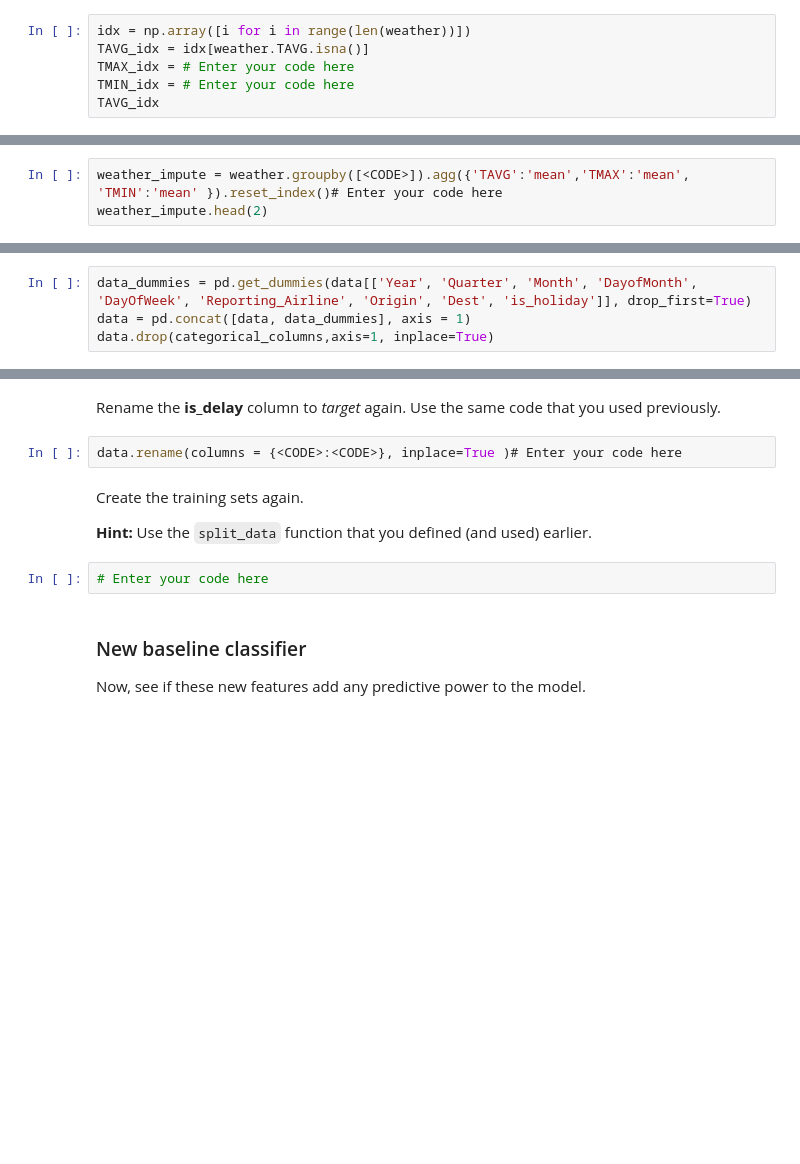
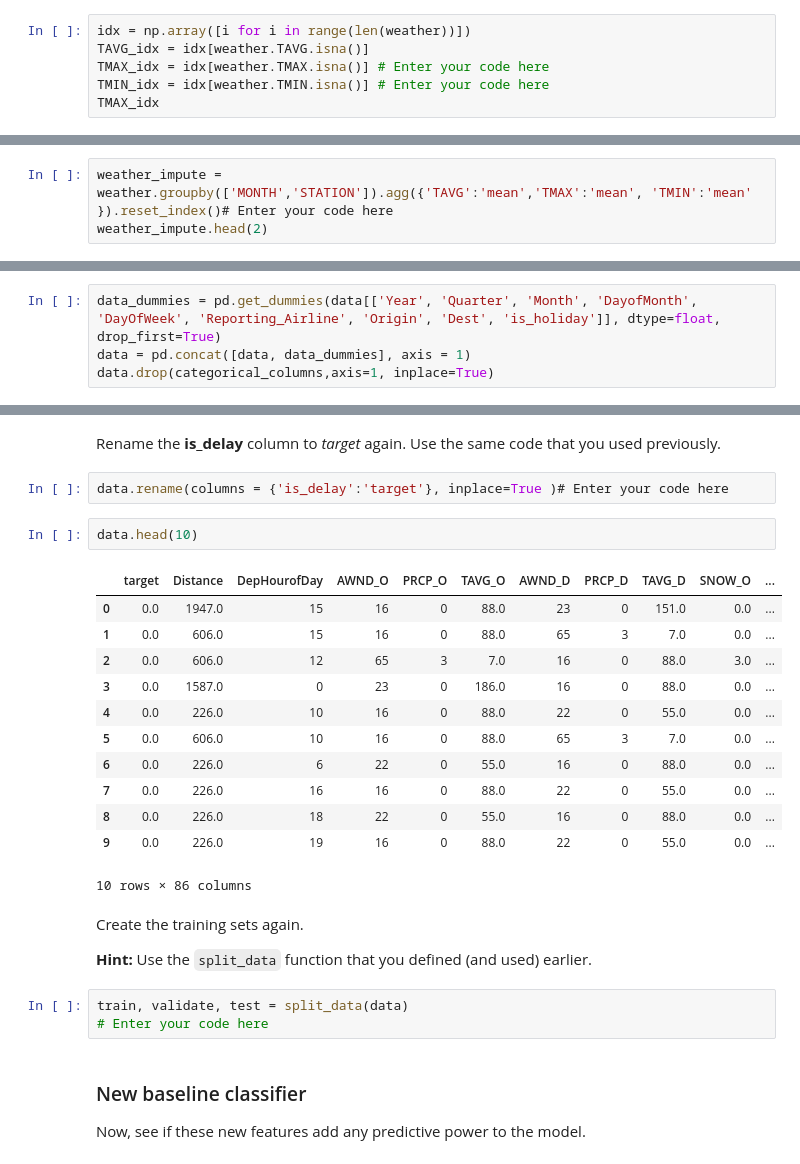
Before and after one commit to Ajia-code/AWS-Machine-Learning-, a Jupyter notebook: Flight_Delay-Student.ipynb, the cells around one changed output, grey strips where cells are left out. Cells and saved outputs as stored; diff of their text form; blank space fills up the shorter version.

Commit message:
Train and tuned the model

```diff
--- a/Flight_Delay-Student.ipynb
+++ b/Flight_Delay-Student.ipynb
@@ -1181,6 +1079,6 @@ weather.isna().sum()
 # %%
 idx = np.array([i for i in range(len(weather))])
 TAVG_idx = idx[weather.TAVG.isna()]
-TMAX_idx = # Enter your code here
-TMIN_idx = # Enter your code here
-TAVG_idx
+TMAX_idx = idx[weather.TMAX.isna()] # Enter your code here
+TMIN_idx = idx[weather.TMIN.isna()] # Enter your code here
+TMAX_idx
@@ -1201,5 +1103,5 @@ You can replace the missing *TAVG*, *TMAX*, and *TMIN* values with the average v
 
 **Hint:** Group by `MONTH` and `STATION`.
 # %%
-weather_impute = weather.groupby([<CODE>]).agg({'TAVG':'mean','TMAX':'mean', 'TMIN':'mean' }).reset_index()# Enter your code here
+weather_impute = weather.groupby(['MONTH','STATION']).agg({'TAVG':'mean','TMAX':'mean', 'TMIN':'mean' }).reset_index()# Enter your code here
 weather_impute.head(2)
@@ -1257,7 +1189,7 @@ categorical_columns  = ['Year', 'Quarter', 'Month', 'DayofMonth', 'DayOfWeek',
 for c in categorical_columns:
     data[c] = data[c].astype('category')
 # %%
-data_dummies = pd.get_dummies(data[['Year', 'Quarter', 'Month', 'DayofMonth', 'DayOfWeek', 'Reporting_Airline', 'Origin', 'Dest', 'is_holiday']], drop_first=True)
+data_dummies = pd.get_dummies(data[['Year', 'Quarter', 'Month', 'DayofMonth', 'DayOfWeek', 'Reporting_Airline', 'Origin', 'Dest', 'is_holiday']], dtype=float, drop_first=True)
 data = pd.concat([data, data_dummies], axis = 1)
 data.drop(categorical_columns,axis=1, inplace=True)
 # %% [markdown]
@@ -1294,12 +1249,28 @@ Index(['Distance', 'DepHourofDay', 'is_delay', 'AWND_O', 'PRCP_O', 'TAVG_O',
 # %% [markdown]
 Rename the **is_delay** column to *target* again. Use the same code that you used previously.
 # %%
-data.rename(columns = {<CODE>:<CODE>}, inplace=True )# Enter your code here
+data.rename(columns = {'is_delay':'target'}, inplace=True )# Enter your code here
+# %%
+data.head(10)
+# %% [output]
+|  | target | Distance | DepHourofDay | AWND_O | PRCP_O | TAVG_O | AWND_D | PRCP_D | TAVG_D | SNOW_O | ... |
+| 0 | 0.0 | 1947.0 | 15 | 16 | 0 | 88.0 | 23 | 0 | 151.0 | 0.0 | ... |
+| 1 | 0.0 | 606.0 | 15 | 16 | 0 | 88.0 | 65 | 3 | 7.0 | 0.0 | ... |
+| 2 | 0.0 | 606.0 | 12 | 65 | 3 | 7.0 | 16 | 0 | 88.0 | 3.0 | ... |
+| 3 | 0.0 | 1587.0 | 0 | 23 | 0 | 186.0 | 16 | 0 | 88.0 | 0.0 | ... |
+| 4 | 0.0 | 226.0 | 10 | 16 | 0 | 88.0 | 22 | 0 | 55.0 | 0.0 | ... |
+| 5 | 0.0 | 606.0 | 10 | 16 | 0 | 88.0 | 65 | 3 | 7.0 | 0.0 | ... |
+| 6 | 0.0 | 226.0 | 6 | 22 | 0 | 55.0 | 16 | 0 | 88.0 | 0.0 | ... |
+| 7 | 0.0 | 226.0 | 16 | 16 | 0 | 88.0 | 22 | 0 | 55.0 | 0.0 | ... |
+| 8 | 0.0 | 226.0 | 18 | 22 | 0 | 55.0 | 16 | 0 | 88.0 | 0.0 | ... |
+| 9 | 0.0 | 226.0 | 19 | 16 | 0 | 88.0 | 22 | 0 | 55.0 | 0.0 | ... |
+10 rows × 86 columns
 # %% [markdown]
 Create the training sets again.
 
 **Hint:** Use the `split_data` function that you defined (and used) earlier.
 # %%
+train, validate, test = split_data(data)
 # Enter your code here
 # %% [markdown]
 ### New baseline classifier
```
Also changed, not shown: parts of 34 cells of this notebook.
